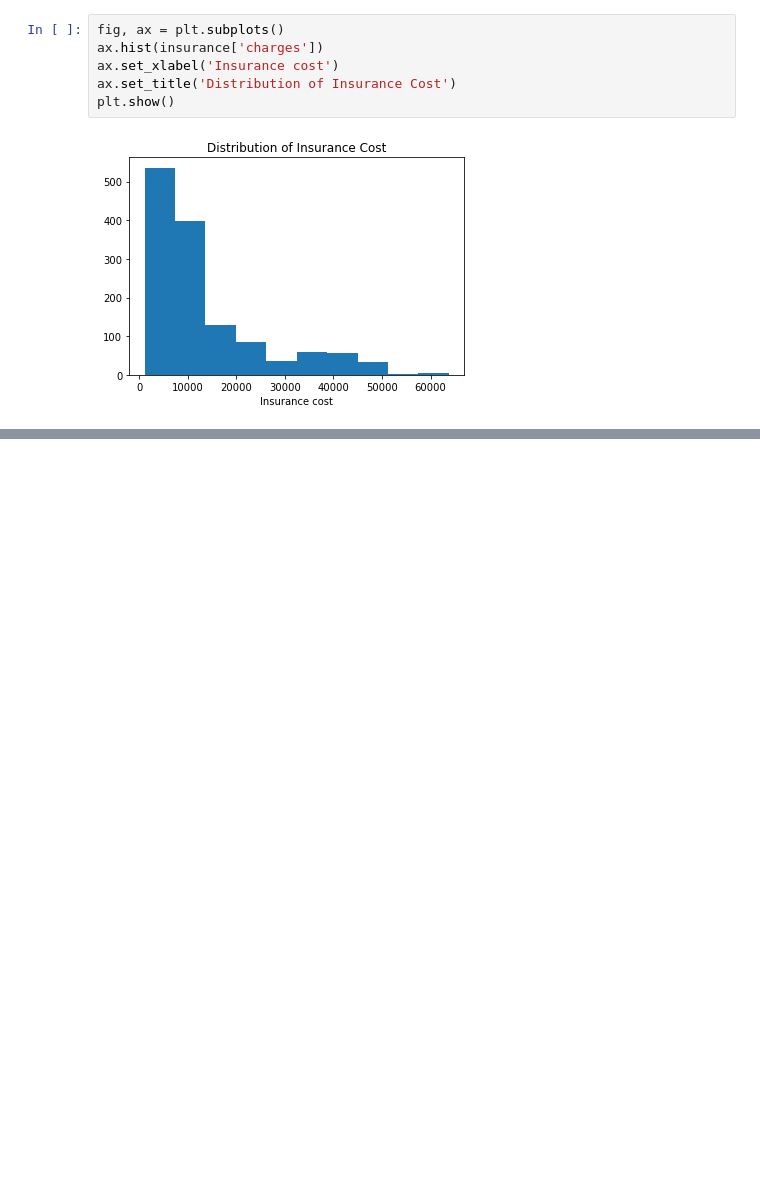
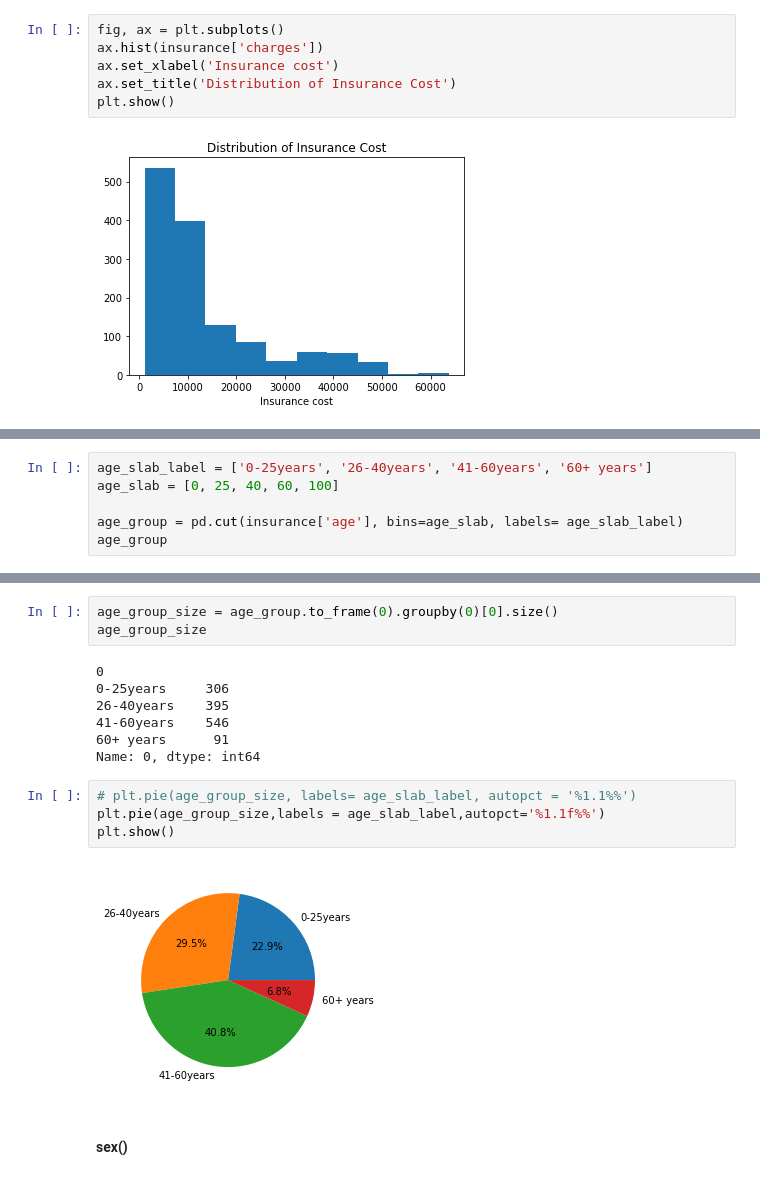
Before and after one commit to aiwithqasim/datascience-python, a Jupyter notebook: Introduction to Data Science/Projects/US Medical Insurance Cost/us_medial_insurance_cost.ipynb, the cells around one changed output, grey strips where cells are left out. Drawn from its saved outputs; the diff is of its cells as text; blank space fills up the shorter version.

Commit message:
Day32 US medical Insurance cost

```diff
--- a/Introduction to Data Science/Projects/US Medical Insurance Cost/us_medial_insurance_cost.ipynb
+++ b/Introduction to Data Science/Projects/US Medical Insurance Cost/us_medial_insurance_cost.ipynb
@@ -210,0 +215,6 @@ plt.show()
+# %%
+age_slab_label = ['0-25years', '26-40years', '41-60years', '60+ years']
+age_slab = [0, 25, 40, 60, 100]
+
+age_group = pd.cut(insurance['age'], bins=age_slab, labels= age_slab_label)
+age_group
@@ -210,0 +235,18 @@ plt.show()
+# %%
+age_group_size = age_group.to_frame(0).groupby(0)[0].size()
+age_group_size
+# %% [output]
+0
+0-25years     306
+26-40years    395
+41-60years    546
+60+ years      91
+Name: 0, dtype: int64
+# %%
+# plt.pie(age_group_size, labels= age_slab_label, autopct = '%1.1%%')
+plt.pie(age_group_size,labels = age_slab_label,autopct='%1.1f%%')
+plt.show()
+# %% [output]
+[figure, added]
+# %% [markdown]
+#### sex()
```
Also changed, not shown: parts of 18 cells of this notebook.
